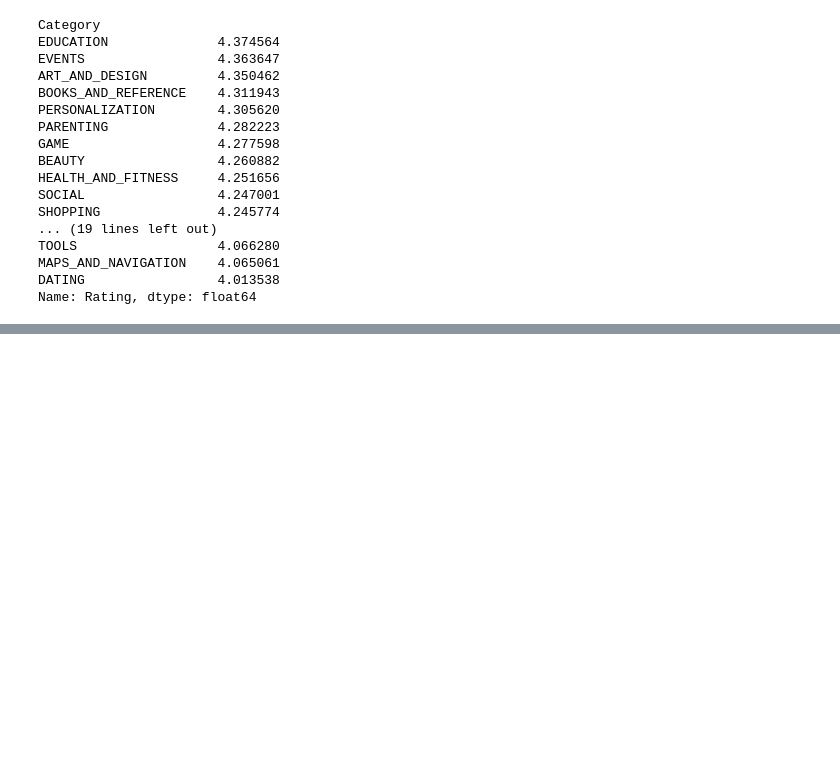
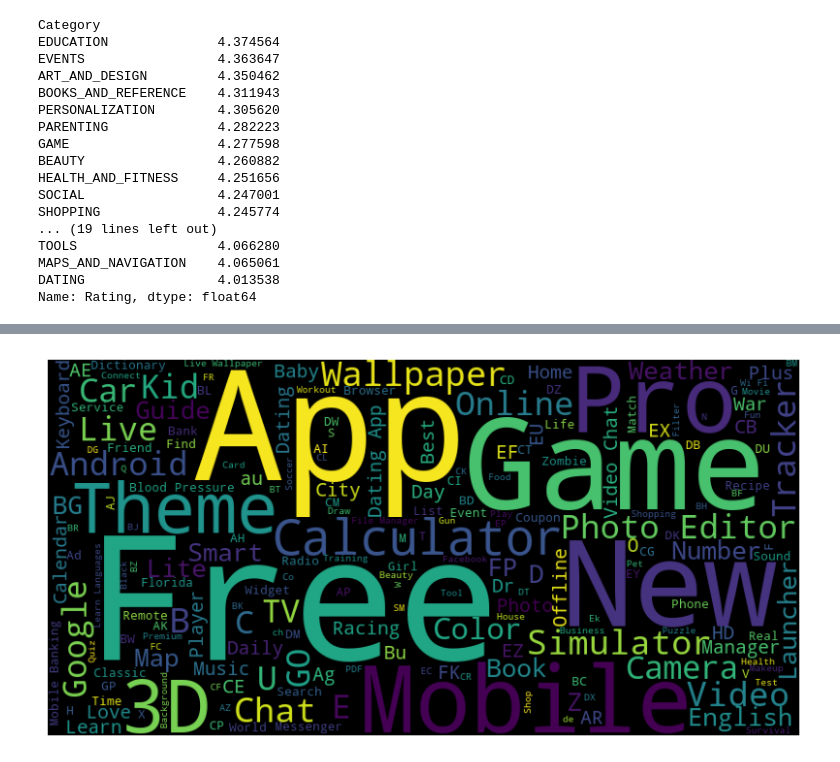
Before and after one commit to joharkhan99/Data-Science-Internship, a Jupyter notebook: Week2/Day2/Regression_and_Sentiment_Analysis.ipynb, the cells around one changed output, grey strips where cells are left out. Saved outputs shown, nothing was run; the diff lists cells and outputs as text; code cells hidden in the pictures; blank space fills up the shorter version.

Commit message:
added word cloud image

```diff
--- a/Week2/Day2/Regression_and_Sentiment_Analysis.ipynb
+++ b/Week2/Day2/Regression_and_Sentiment_Analysis.ipynb
@@ -324,0 +346,14 @@ Name: Rating, dtype: float64
+# %%
+from wordcloud import WordCloud
+
+all_app_names = ' '.join(df.App.astype(str))
+all_app_names
+
+wordCloud = WordCloud(width=800, height=400, background_color='black').generate_from_text(all_app_names)
+
+plt.figure(figsize=(10, 6))
+plt.imshow(wordCloud)
+plt.axis('off')
+plt.show()
+# %% [output]
+[figure, added]
```
Also changed, not shown: parts of 4 cells of this notebook.
